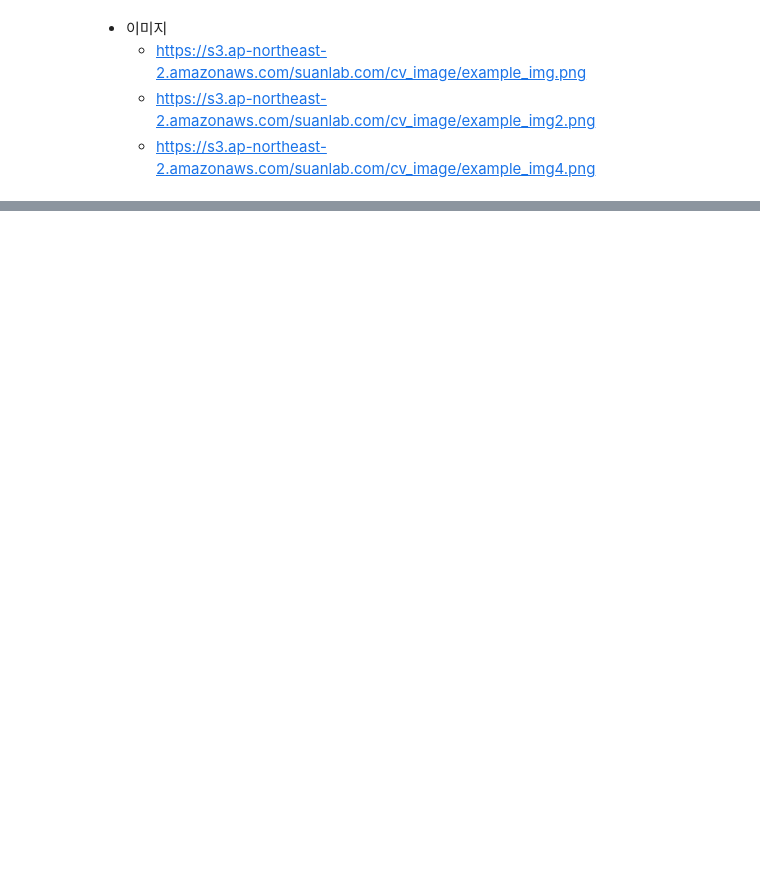
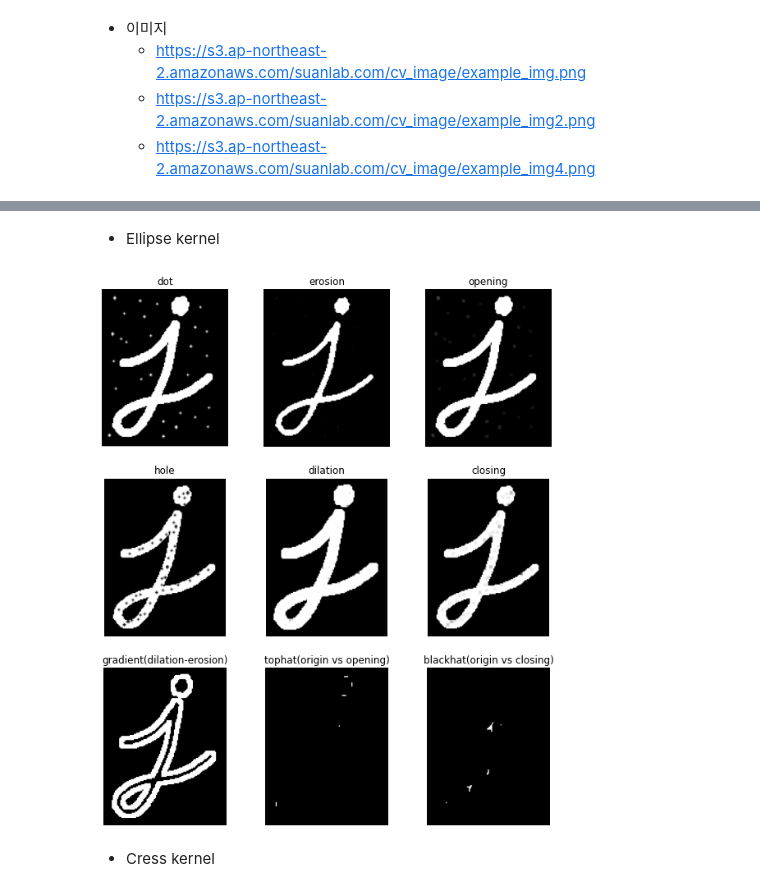
Before and after one commit to 0jipy/DeepLearning_2022_01, a Jupyter notebook: 11.OpenCV/08_Morphological_Transformations.ipynb, the cells around one changed output, grey strips where cells are left out. Cells and saved outputs as stored; diff of their text form; code cells hidden in the pictures; blank space fills up the shorter version.

```diff
--- a/11.OpenCV/08_Morphological_Transformations.ipynb
+++ b/11.OpenCV/08_Morphological_Transformations.ipynb
@@ -134,0 +214,2 @@ Element의 모양.
+# %% [markdown]
+- Ellipse kernel
@@ -134,0 +226,12 @@ Element의 모양.
+# %%
+plt.figure(figsize=(10,12))
+for i in range(9):
+    plt.subplot(3, 3, i+1)
+    plt.imshow(images[i])
+    plt.title(titles[i])
+    plt.axis('off')
+plt.show()
+# %% [output]
+[figure, added]
+# %% [markdown]
+- Cress kernel
```
Also changed, not shown: parts of 14 cells of this notebook, 1 other file.
